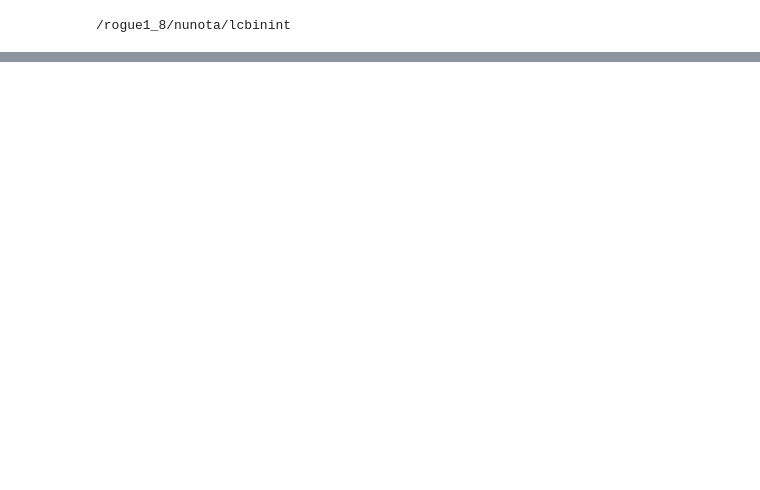
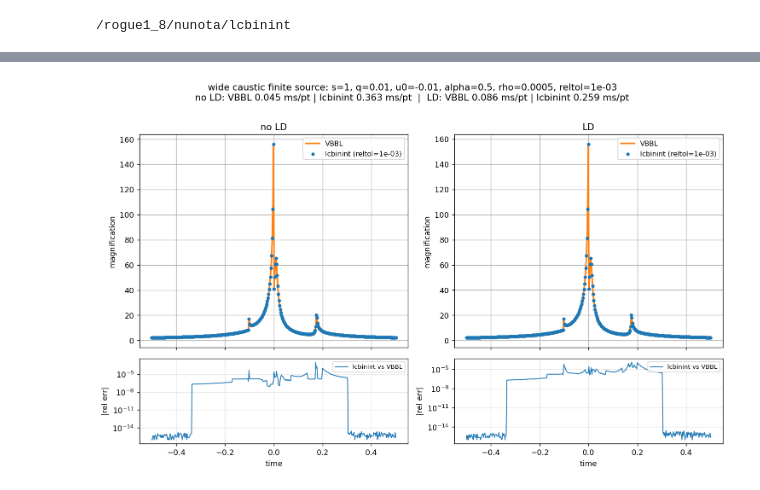
Before and after one commit to NunotaKansuke/lcbinint, a Jupyter notebook: example/compare-vbbl/lcbinint_vbm_light_curve_comparison.ipynb, the cells around one changed output, grey strips where cells are left out. Drawn from its saved outputs; the diff is of its cells as text; code cells hidden in the pictures; blank space fills up the shorter version.

```diff
--- a/example/compare-vbbl/lcbinint_vbm_light_curve_comparison.ipynb
+++ b/example/compare-vbbl/lcbinint_vbm_light_curve_comparison.ipynb
@@ -83,7 +83,7 @@ def time_call(func, n_values: int):
     return values, (time.perf_counter() - start) * 1000.0 / n_values
 
 
-def lcbinint_light_curve(case: Case, limb_darkened: bool, mode: int = 1):
+def lcbinint_light_curve(case: Case, limb_darkened: bool):
     params = lcbinint.LensParams(
         t0=case.t0,
         tE=case.tE,
@@ -94,14 +94,20 @@ def lcbinint_light_curve(case: Case, limb_darkened: bool, mode: int = 1):
         rho=case.rho,
         limb_darkening_c=case.limb_darkening_c if limb_darkened else 0.0,
     )
-    options = lcbinint.Options(center_of_mass=1, source_bins=SOURCE_BINS, vbbl_compatible=1, mode=mode)
+    options = lcbinint.Options(
+        center_of_mass=1,
+        source_bins=SOURCE_BINS,
+        max_source_bins=MAX_SOURCE_BINS,
+        reltol=RELTOL,
+        vbbl_compatible=1,
+    )
     model = lcbinint.LensModel(params, options)
     return time_call(lambda: model.light_curve(case.times.tolist()), case.n_points)
 
 
 def vbbl_light_curve(case: Case, limb_darkened: bool):
     vbb = VBBinaryLensing.VBBinaryLensing()
-    vbb.Tol = VBM_TOL
+    vbb.Tol = VBBL_TOL
     vbb.RelTol = 0.0
     if limb_darkened:
         vbb.a1 = case.limb_darkening_c
@@ -153,51 +165,44 @@ for tag, rel1, rel3 in stats:
 # %%
 fig, axes = plt.subplots(
-    3, 2,
-    figsize=(11.5, 8.5),
+    2, 2,
+    figsize=(11.5, 7.0),
     sharex=True,
-    gridspec_kw={"height_ratios": [3.0, 1.15, 1.15]},
+    gridspec_kw={"height_ratios": [3.0, 1.2]},
 )
 
 for col, tag in enumerate(["no LD", "LD"]):
     light_ax = axes[0, col]
-    err1_ax  = axes[1, col]
-    err3_ax  = axes[2, col]
+    err_ax = axes[1, col]
     times = CASE.times
-    vbm   = curves[tag]["VBM"]
-    arr1  = curves[tag]["mode1"]
-    arr3  = curves[tag]["mode3"]
-    rel1  = curves[tag]["relerr1"]
-    rel3  = curves[tag]["relerr3"]
+    vbm = curves[tag]["VBM"]
+    arr = curves[tag]["lcbinint"]
+    rel = curves[tag]["relerr"]
 
-    light_ax.plot(times, vbm,  color="C1", lw=2.0, label="VBBL")
-    light_ax.scatter(times, arr1, color="C0", s=12, label=f"lcbinint mode=1 (NBIN={SOURCE_BINS})", zorder=3)
-    light_ax.scatter(times, arr3, color="C2", s=6,  label=f"lcbinint mode=3 (NBIN={SOURCE_BINS})", zorder=4, marker="x")
+    light_ax.plot(times, vbm, color="C1", lw=2.0, label="VBBL")
+    light_ax.scatter(times, arr, color="C0", s=12, label=f"lcbinint (reltol={RELTOL:.0e})", zorder=3)
     light_ax.set_title(tag)
     light_ax.set_ylabel("magnification")
     light_ax.legend(fontsize=9)
 
-    err1_ax.semilogy(times, np.maximum(rel1, 1e-16), color="C0", lw=1.1, label="mode=1 vs VBBL")
-    err1_ax.set_ylabel("|rel err| mode=1")
-    err1_ax.grid(True, which="both", alpha=0.3)
-    err1_ax.legend(fontsize=8, loc="upper right")
+    err_ax.semilogy(times, np.maximum(rel, 1e-16), color="C0", lw=1.1, label="lcbinint vs VBBL")
+    err_ax.set_xlabel("time")
+    err_ax.set_ylabel("|rel err|")
+    err_ax.grid(True, which="both", alpha=0.3)
+    err_ax.legend(fontsize=8, loc="upper right")
 
-    err3_ax.semilogy(times, np.maximum(rel3, 1e-16), color="C2", lw=1.1, label="mode=3 vs VBBL")
-    err3_ax.set_xlabel("time")
-    err3_ax.set_ylabel("|rel err| mode=3")
-    err3_ax.grid(True, which="both", alpha=0.3)
-    err3_ax.legend(fontsize=8, loc="upper right")
-
-_, vbm_ms_noLD, ms1_noLD, ms3_noLD = timings[0]
-_, vbm_ms_LD,   ms1_LD,   ms3_LD   = timings[1]
+_, vbm_ms_noLD, lc_ms_noLD, _, _ = timings[0]
+_, vbm_ms_LD, lc_ms_LD, _, _ = timings[1]
 fig.suptitle(
     f"{CASE.name}: s={CASE.separation}, q={CASE.mass_ratio}, u0={CASE.u0}, "
-    f"alpha={CASE.alpha}, rho={CASE.rho}, NBIN={SOURCE_BINS}\n"
-    f"no LD: VBBL {vbm_ms_noLD:.3f} ms/pt | mode=1 {ms1_noLD:.3f} ms/pt | mode=3 {ms3_noLD:.3f} ms/pt  |  "
-    f"LD: VBBL {vbm_ms_LD:.3f} ms/pt | mode=1 {ms1_LD:.3f} ms/pt | mode=3 {ms3_LD:.3f} ms/pt",
+    f"alpha={CASE.alpha}, rho={CASE.rho}, reltol={RELTOL:.0e}\n"
+    f"no LD: VBBL {vbm_ms_noLD:.3f} ms/pt | lcbinint {lc_ms_noLD:.3f} ms/pt  |  "
+    f"LD: VBBL {vbm_ms_LD:.3f} ms/pt | lcbinint {lc_ms_LD:.3f} ms/pt",
     y=1.01,
 )
 fig.tight_layout()
 plt.show()
+# %% [output]
+[figure, added]
 # %%
 def binary_caustic(separation: float, mass_ratio: float, n: int = 900):
     q = abs(mass_ratio)
```
Also changed, not shown: parts of 4 cells of this notebook, 14 other files.
